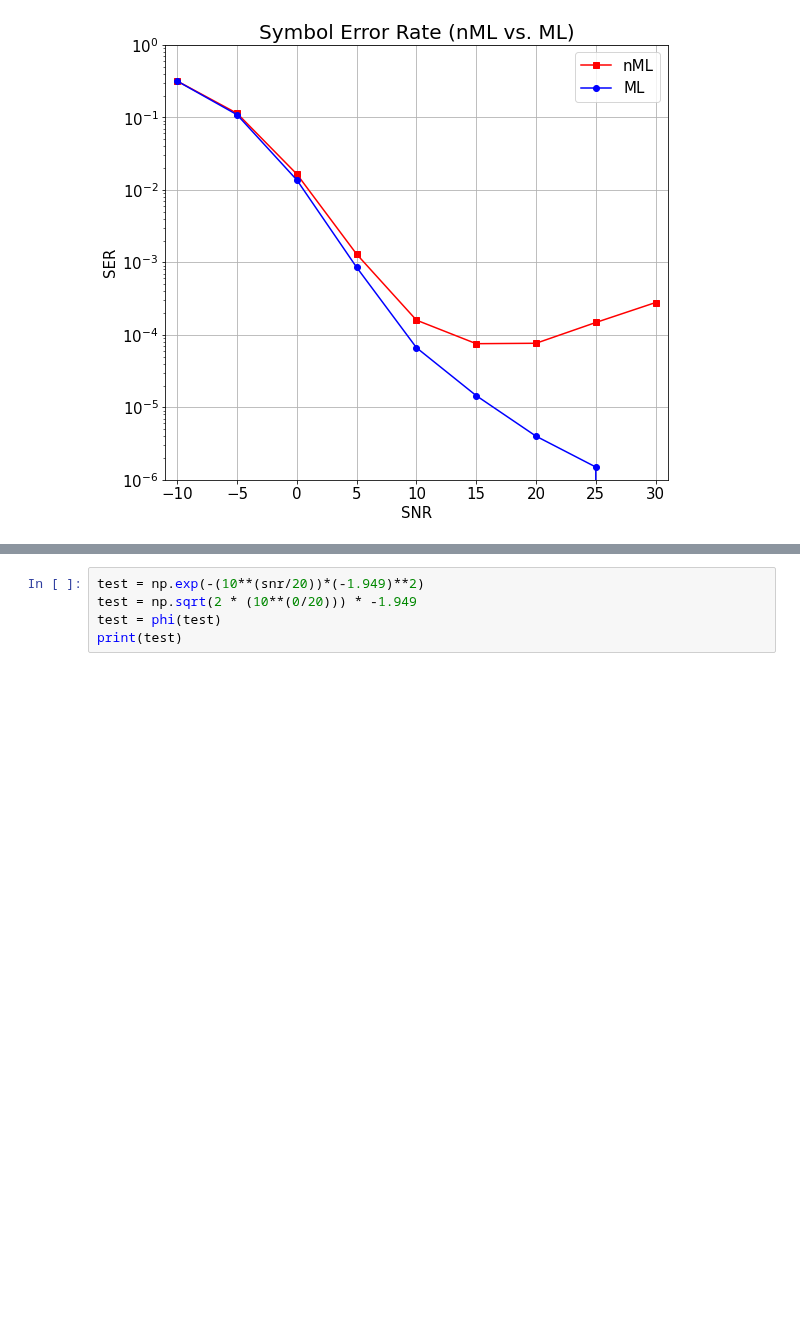
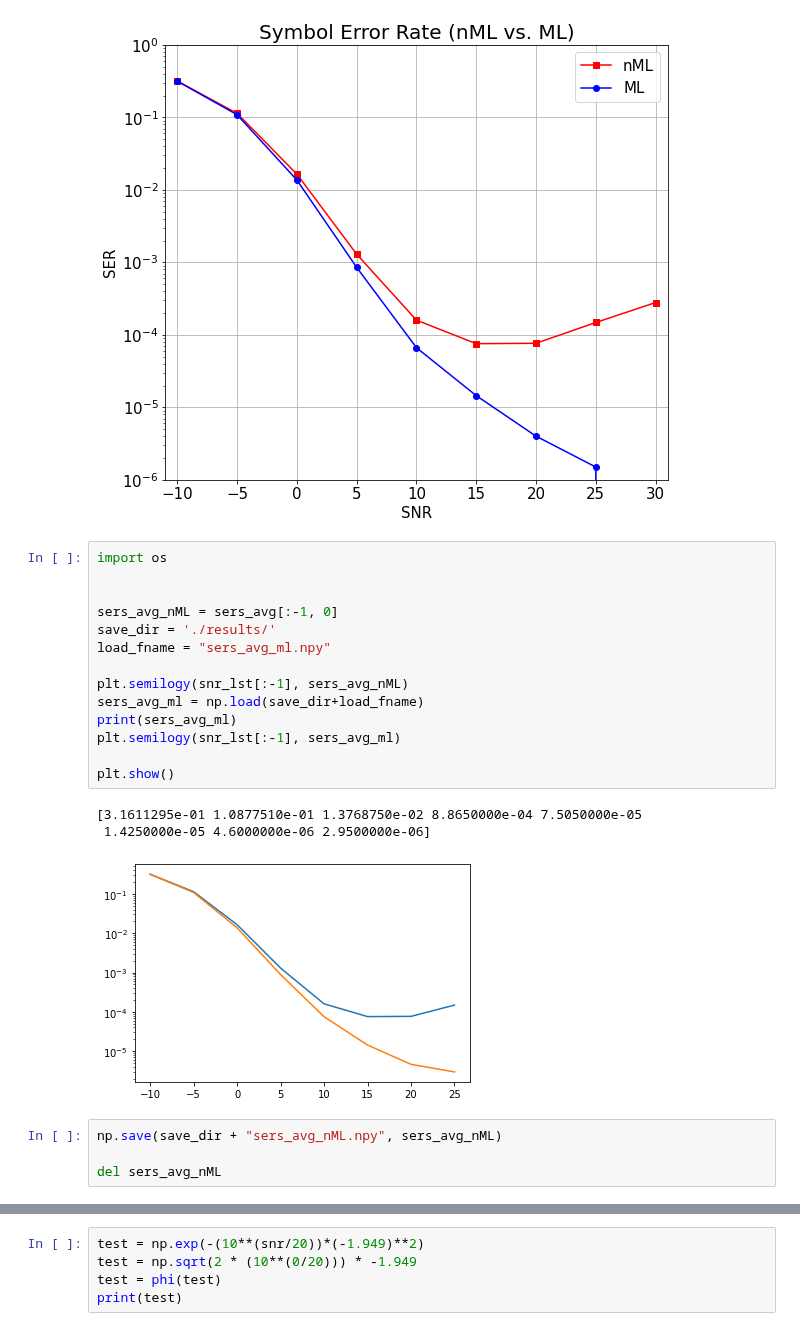
Before and after one commit to IISL-HYU/comm, a Jupyter notebook: nML_practice.ipynb, the cells around one changed output, grey strips where cells are left out. Drawn from its saved outputs; the diff is of its cells as text; blank space fills up the shorter version.

Commit message:
add nML method with loading previous results

```diff
--- a/nML_practice.ipynb
+++ b/nML_practice.ipynb
@@ -548,3 +548,25 @@ plt.grid(); plt.legend(fontsize=15); plt.title("Symbol Error Rate (nML vs. ML)",
 plt.show()
 # %% [output]
 [figure]
+# %%
+import os
+
+
+sers_avg_nML = sers_avg[:-1, 0]
+save_dir = './results/'
+load_fname = "sers_avg_ml.npy"
+
+plt.semilogy(snr_lst[:-1], sers_avg_nML)
+sers_avg_ml = np.load(save_dir+load_fname)
+print(sers_avg_ml)
+plt.semilogy(snr_lst[:-1], sers_avg_ml)
+
+plt.show()
+# %% [output]
+[3.1611295e-01 1.0877510e-01 1.3768750e-02 8.8650000e-04 7.5050000e-05
+ 1.4250000e-05 4.6000000e-06 2.9500000e-06]
+[figure, added]
+# %%
+np.save(save_dir + "sers_avg_nML.npy", sers_avg_nML)
+
+del sers_avg_nML
```
Also changed, not shown: parts of 4 cells of this notebook, 1 other file.
